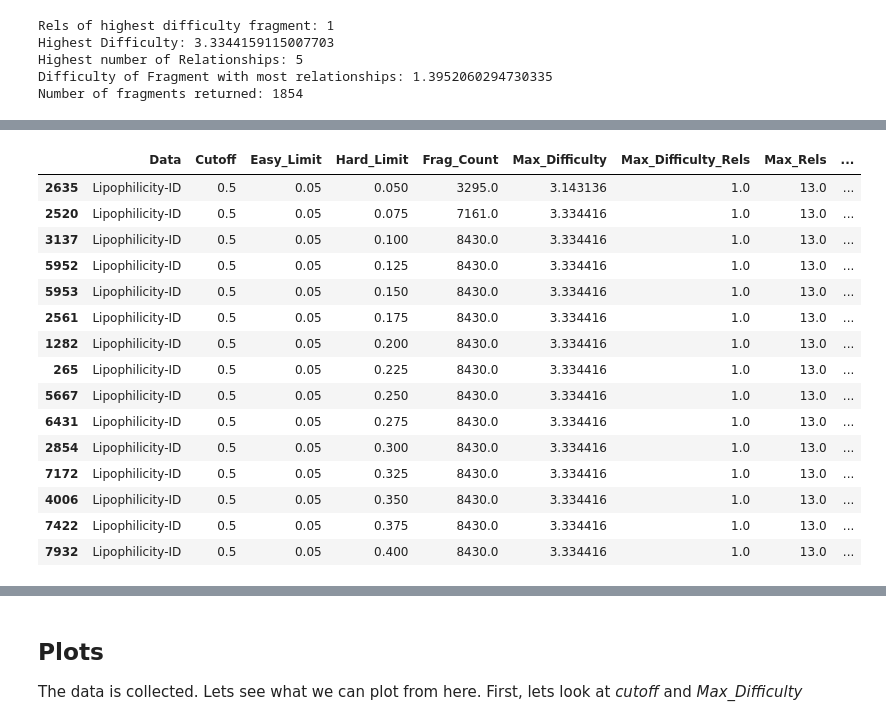
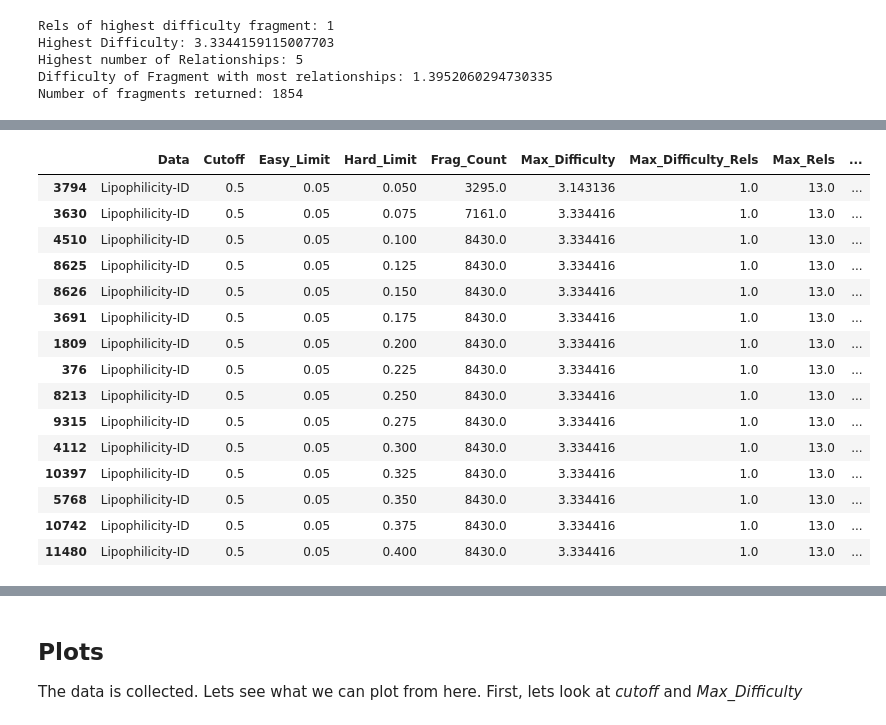
Before and after one commit to Dlux804/McQuade-Chem-ML, a Jupyter notebook: core/neo4j/fragment_sensitivity.ipynb, the cells around one changed output, grey strips where cells are left out. Cells and saved outputs as stored; diff of their text form; code cells hidden in the pictures.

```diff
--- a/core/neo4j/fragment_sensitivity.ipynb
+++ b/core/neo4j/fragment_sensitivity.ipynb
@@ -154,20 +180,20 @@ def getFiles():
 # %%
-files, df = getFiles()
+df = df.dropna()
 df.sort_values(by=['Cutoff', 'Easy_Limit', 'Hard_Limit']).head(15)
 # %% [output]
 |  | Data | Cutoff | Easy_Limit | Hard_Limit | Frag_Count | Max_Difficulty | Max_Difficulty_Rels | Max_Rels | ... |
-| 2635 | Lipophilicity-ID | 0.5 | 0.05 | 0.050 | 3295.0 | 3.143136 | 1.0 | 13.0 | ... |
-| 2520 | Lipophilicity-ID | 0.5 | 0.05 | 0.075 | 7161.0 | 3.334416 | 1.0 | 13.0 | ... |
-| 3137 | Lipophilicity-ID | 0.5 | 0.05 | 0.100 | 8430.0 | 3.334416 | 1.0 | 13.0 | ... |
-| 5952 | Lipophilicity-ID | 0.5 | 0.05 | 0.125 | 8430.0 | 3.334416 | 1.0 | 13.0 | ... |
-| 5953 | Lipophilicity-ID | 0.5 | 0.05 | 0.150 | 8430.0 | 3.334416 | 1.0 | 13.0 | ... |
-| 2561 | Lipophilicity-ID | 0.5 | 0.05 | 0.175 | 8430.0 | 3.334416 | 1.0 | 13.0 | ... |
-| 1282 | Lipophilicity-ID | 0.5 | 0.05 | 0.200 | 8430.0 | 3.334416 | 1.0 | 13.0 | ... |
-| 265 | Lipophilicity-ID | 0.5 | 0.05 | 0.225 | 8430.0 | 3.334416 | 1.0 | 13.0 | ... |
-| 5667 | Lipophilicity-ID | 0.5 | 0.05 | 0.250 | 8430.0 | 3.334416 | 1.0 | 13.0 | ... |
-| 6431 | Lipophilicity-ID | 0.5 | 0.05 | 0.275 | 8430.0 | 3.334416 | 1.0 | 13.0 | ... |
-| 2854 | Lipophilicity-ID | 0.5 | 0.05 | 0.300 | 8430.0 | 3.334416 | 1.0 | 13.0 | ... |
-| 7172 | Lipophilicity-ID | 0.5 | 0.05 | 0.325 | 8430.0 | 3.334416 | 1.0 | 13.0 | ... |
-| 4006 | Lipophilicity-ID | 0.5 | 0.05 | 0.350 | 8430.0 | 3.334416 | 1.0 | 13.0 | ... |
-| 7422 | Lipophilicity-ID | 0.5 | 0.05 | 0.375 | 8430.0 | 3.334416 | 1.0 | 13.0 | ... |
-| 7932 | Lipophilicity-ID | 0.5 | 0.05 | 0.400 | 8430.0 | 3.334416 | 1.0 | 13.0 | ... |
+| 3794 | Lipophilicity-ID | 0.5 | 0.05 | 0.050 | 3295.0 | 3.143136 | 1.0 | 13.0 | ... |
+| 3630 | Lipophilicity-ID | 0.5 | 0.05 | 0.075 | 7161.0 | 3.334416 | 1.0 | 13.0 | ... |
+| 4510 | Lipophilicity-ID | 0.5 | 0.05 | 0.100 | 8430.0 | 3.334416 | 1.0 | 13.0 | ... |
+| 8625 | Lipophilicity-ID | 0.5 | 0.05 | 0.125 | 8430.0 | 3.334416 | 1.0 | 13.0 | ... |
+| 8626 | Lipophilicity-ID | 0.5 | 0.05 | 0.150 | 8430.0 | 3.334416 | 1.0 | 13.0 | ... |
+| 3691 | Lipophilicity-ID | 0.5 | 0.05 | 0.175 | 8430.0 | 3.334416 | 1.0 | 13.0 | ... |
+| 1809 | Lipophilicity-ID | 0.5 | 0.05 | 0.200 | 8430.0 | 3.334416 | 1.0 | 13.0 | ... |
+| 376 | Lipophilicity-ID | 0.5 | 0.05 | 0.225 | 8430.0 | 3.334416 | 1.0 | 13.0 | ... |
+| 8213 | Lipophilicity-ID | 0.5 | 0.05 | 0.250 | 8430.0 | 3.334416 | 1.0 | 13.0 | ... |
+| 9315 | Lipophilicity-ID | 0.5 | 0.05 | 0.275 | 8430.0 | 3.334416 | 1.0 | 13.0 | ... |
+| 4112 | Lipophilicity-ID | 0.5 | 0.05 | 0.300 | 8430.0 | 3.334416 | 1.0 | 13.0 | ... |
+| 10397 | Lipophilicity-ID | 0.5 | 0.05 | 0.325 | 8430.0 | 3.334416 | 1.0 | 13.0 | ... |
+| 5768 | Lipophilicity-ID | 0.5 | 0.05 | 0.350 | 8430.0 | 3.334416 | 1.0 | 13.0 | ... |
+| 10742 | Lipophilicity-ID | 0.5 | 0.05 | 0.375 | 8430.0 | 3.334416 | 1.0 | 13.0 | ... |
+| 11480 | Lipophilicity-ID | 0.5 | 0.05 | 0.400 | 8430.0 | 3.334416 | 1.0 | 13.0 | ... |
```
Also changed, not shown: parts of 18 cells of this notebook, 3 other files.
